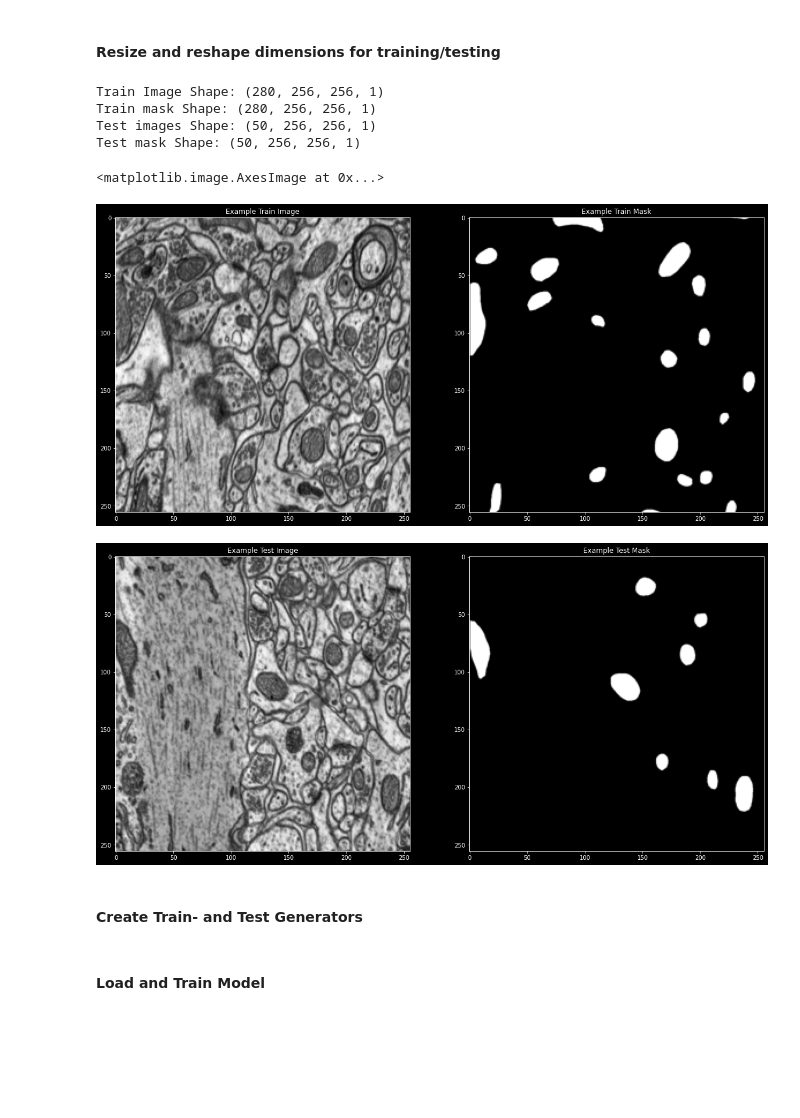
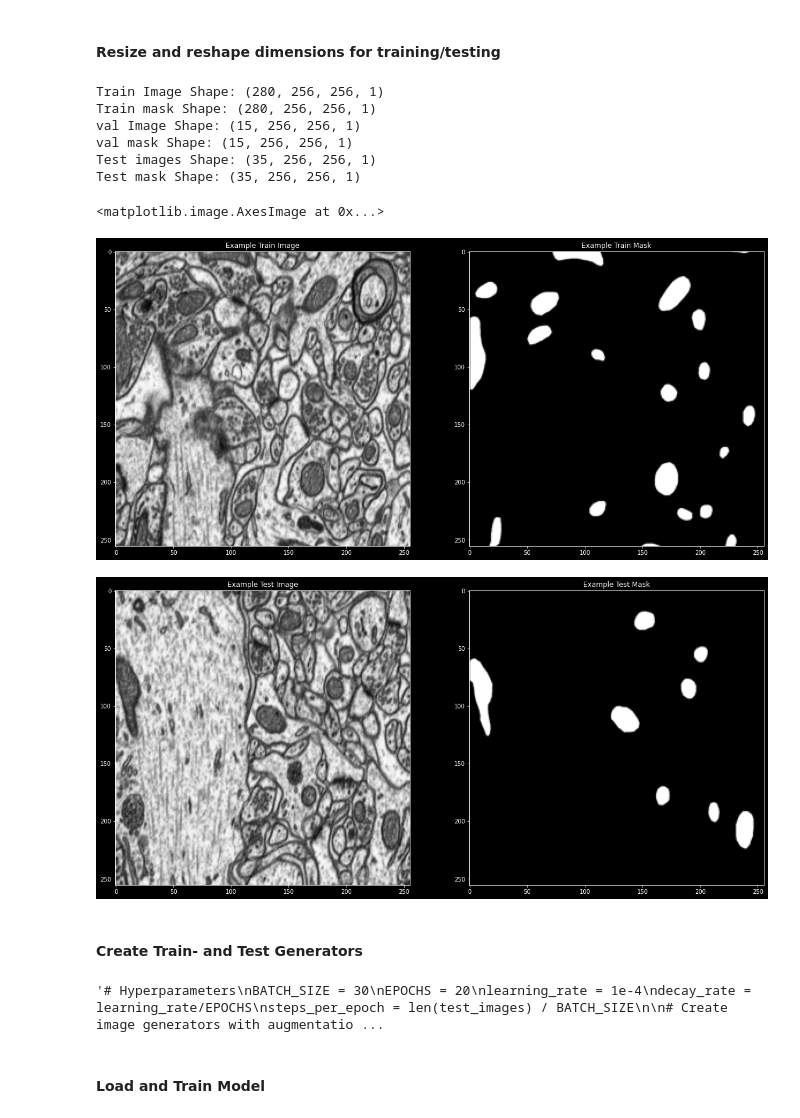
Before and after one commit to schmiff/UnetMitochondriaSegmentation, a Jupyter notebook: main.ipynb, the cells around one changed output. Cells and saved outputs as stored; diff of their text form; code cells hidden in the pictures; blank space fills up the shorter version.

```diff
--- a/main.ipynb
+++ b/main.ipynb
@@ -53,7 +54,7 @@ for mask in train_masks:
         mask = mask.resize((SIZE, SIZE))
         mask = np.array(mask)
         y_train.append(mask)
-# Refactor 100 test images/masks to train images/masks to have 280 - 50 train-test-split
+# Refactor 100 test images/masks to train images/masks to have 280 - 35 - 15 train-test-val split
 X_test = []
 for image in test_images:
         image = Image.fromarray(image)
@@ -71,49 +72,59 @@ for image in X_test[:115]:
         X_train.append(image)
 for mask in y_test[:115]:
         y_train.append(mask)
-# New test images and masks
-X_test = X_test[115:]
-y_test = y_test[115:]
+# Add 15 Images for validation
+X_val = [image for image in X_test[115:130]]
+y_val = [mask for mask in y_test[115:130]]
+
+# Rest of the images for testing
+X_test = X_test[130:]
+y_test = y_test[130:]
 
 # Normalize images and expand dims
-X_train = np.expand_dims(normalize(np.array(X_train),axis=1), 3)
-X_test = np.expand_dims(normalize(np.array(X_test), axis=1), 3)
+X_train = np.expand_dims(np.array(X_train), 3)
+X_val = np.expand_dims(np.array(X_val), 3)
+X_test = np.expand_dims(np.array(X_test), 3)
 # Rescale masks from 0 to 1 and expand dims
 y_train = np.expand_dims((np.array(y_train)),3)
+y_val = np.expand_dims((np.array(y_val)),3)
 y_test = np.expand_dims((np.array(y_test)),3)
 
 print(f'Train Image Shape: {X_train.shape}')
 print(f'Train mask Shape: {y_train.shape}')
+print(f'val Image Shape: {X_val.shape}')
+print(f'val mask Shape: {y_val.shape}')
 print(f'Test images Shape: {X_test.shape}')
 print(f'Test mask Shape: {y_test.shape}')
 # %% [output]
 Train Image Shape: (280, 256, 256, 1)
 Train mask Shape: (280, 256, 256, 1)
-Test images Shape: (50, 256, 256, 1)
-Test mask Shape: (50, 256, 256, 1)
+val Image Shape: (15, 256, 256, 1)
+val mask Shape: (15, 256, 256, 1)
+Test images Shape: (35, 256, 256, 1)
+Test mask Shape: (35, 256, 256, 1)
 # %%
 # Sanity check
 plt.figure(figsize=(20,15))
 plt.axis('off')
 plt.subplot(121)
 plt.title('Example Train Image')
 plt.imshow(X_train[200], cmap='gray')
 plt.subplot(122)
 plt.title('Example Train Mask')
 plt.imshow(y_train[200], cmap='gray')
 # Sanity check
 plt.figure(figsize=(20,15))
 plt.axis('off')
 plt.subplot(121)
 plt.title('Example Test Image')
-plt.imshow(X_test[40], cmap='gray')
+plt.imshow(X_test[20], cmap='gray')
 plt.subplot(122)
 plt.title('Example Test Mask')
-plt.imshow(y_test[40], cmap='gray')
+plt.imshow(y_test[20], cmap='gray')
 # %% [output]
 <matplotlib.image.AxesImage at 0x...>
-[figure, old version]
+[figure, new version]
-[figure, old version]
+[figure, new version]
 # %% [markdown]
 #### Create Train- and Test Generators
 # %%
@@ -123,16 +134,9 @@ EPOCHS = 20
 learning_rate = 1e-4
 decay_rate = learning_rate/EPOCHS
 steps_per_epoch = len(test_images) / BATCH_SIZE
-# define data augmentation dict
-augmentation_params = dict(
-                              rotation_range=0.2,
-                              width_shift_range=0.05,
-                              height_shift_range=0.05,
-                              shear_range=0.05,
-                              zoom_range=0.05,
-                              horizontal_flip=False,
-                              fill_mode='nearest'
-                              )
+
 # Create image generators with augmentation
-train_gen = createImageSegmentationGenerator(X_train, y_train, augmentation_dict=augmentation_params, batch_size=BATCH_SIZE)
-test_gen = createImageSegmentationGenerator(X_test, y_test, augmentation_dict=augmentation_params, batch_size=BATCH_SIZE)
+train_gen = createImageSegmentationGenerator(images=X_train, masks=y_train, batch_size=BATCH_SIZE)
+test_gen = createImageSegmentationGenerator(images = X_test,masks= y_test, batch_size=BATCH_SIZE)
+# %% [output]
+'# Hyperparameters\nBATCH_SIZE = 30\nEPOCHS = 20\nlearning_rate = 1e-4\ndecay_rate = learning_rate/EPOCHS\nsteps_per_epoch = len(test_images) / BATCH_SIZE\n\n# Create image generators with augmentatio ...
```
Also changed, not shown: parts of 8 cells of this notebook, 1 other file.
